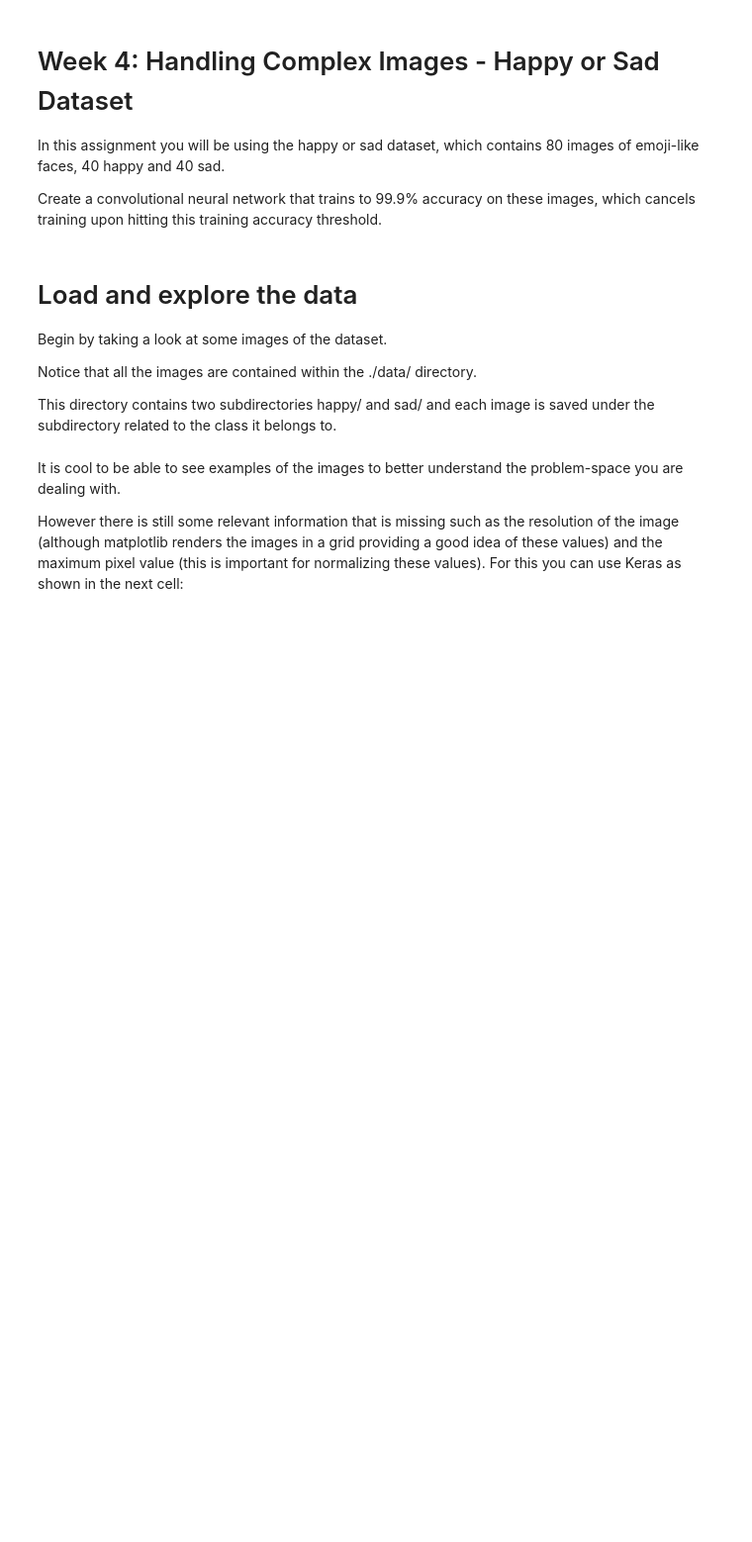
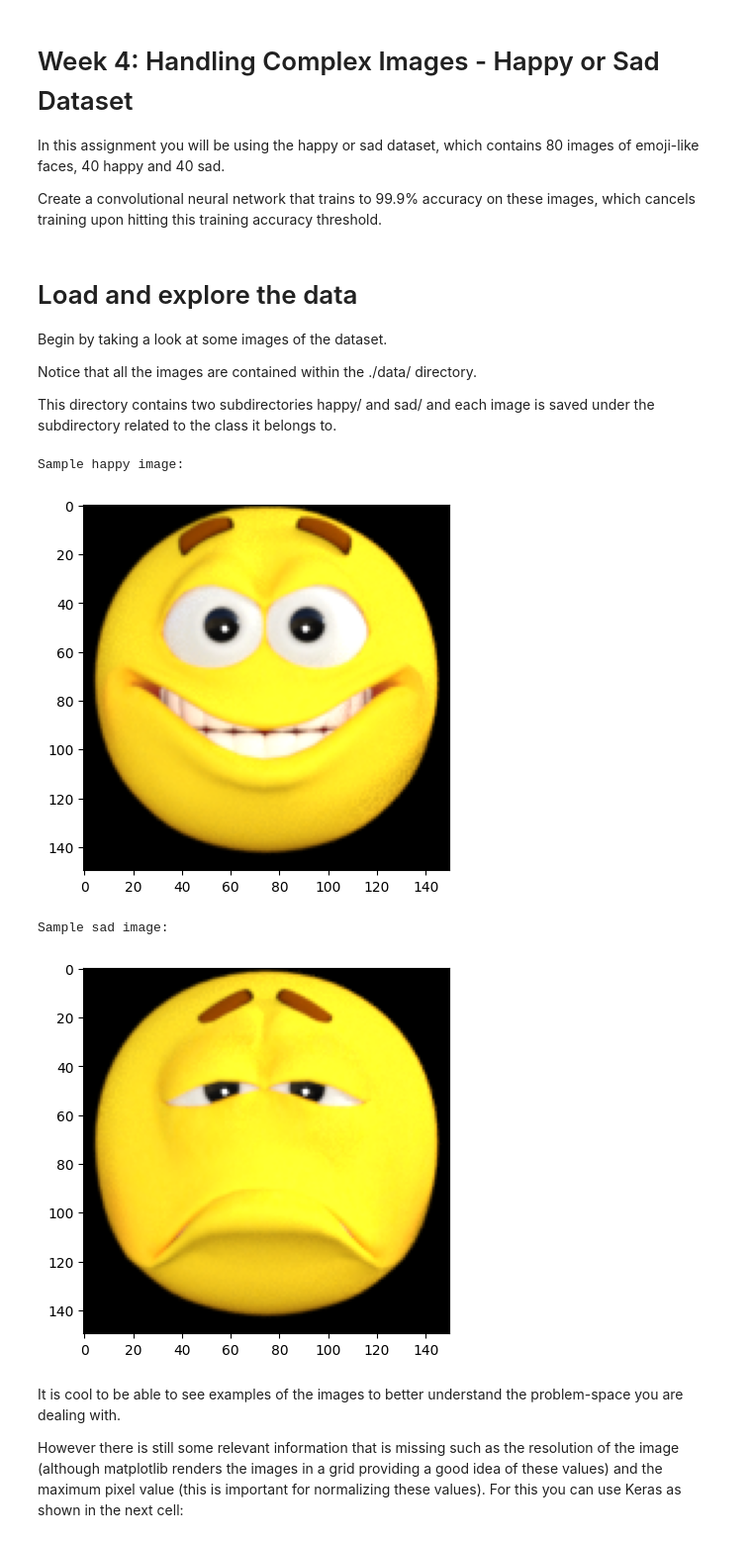
Before and after one commit to janmlew/TensorFlow, a Jupyter notebook: TensorFlow_C1W4_assignment.ipynb, the cells around one changed output. Shown at 99% size. Cells and saved outputs as stored; diff of their text form; code cells hidden in the pictures; blank space fills up the shorter version.

Commit message:
Unsolved Colab file.

```diff
--- a/TensorFlow_C1W4_assignment.ipynb
+++ b/TensorFlow_C1W4_assignment.ipynb
@@ -21,17 +21,22 @@ Notice that all the images are contained within the ./data/ directory.
 
 This directory contains two subdirectories happy/ and sad/ and each image is saved under the subdirectory related to the class it belongs to.
 # %%
-base_dir = "./data/"
+base_dir = "/content/drive/MyDrive/Colab Notebooks/Project/datasets/C1W4a/"
 happy_dir = os.path.join(base_dir, "happy/")
 sad_dir = os.path.join(base_dir, "sad/")
 
 print("Sample happy image:")
 plt.imshow(load_img(f"{os.path.join(happy_dir, os.listdir(happy_dir)[0])}"))
 plt.show()
 
 print("\nSample sad image:")
 plt.imshow(load_img(f"{os.path.join(sad_dir, os.listdir(sad_dir)[0])}"))
 plt.show()
+# %% [output]
+Sample happy image:
+[figure, added]
+Sample sad image:
+[figure, added]
 # %% [markdown]
 It is cool to be able to see examples of the images to better understand the problem-space you are dealing with.
 
```
Also changed, not shown: parts of 1 cell of this notebook.
